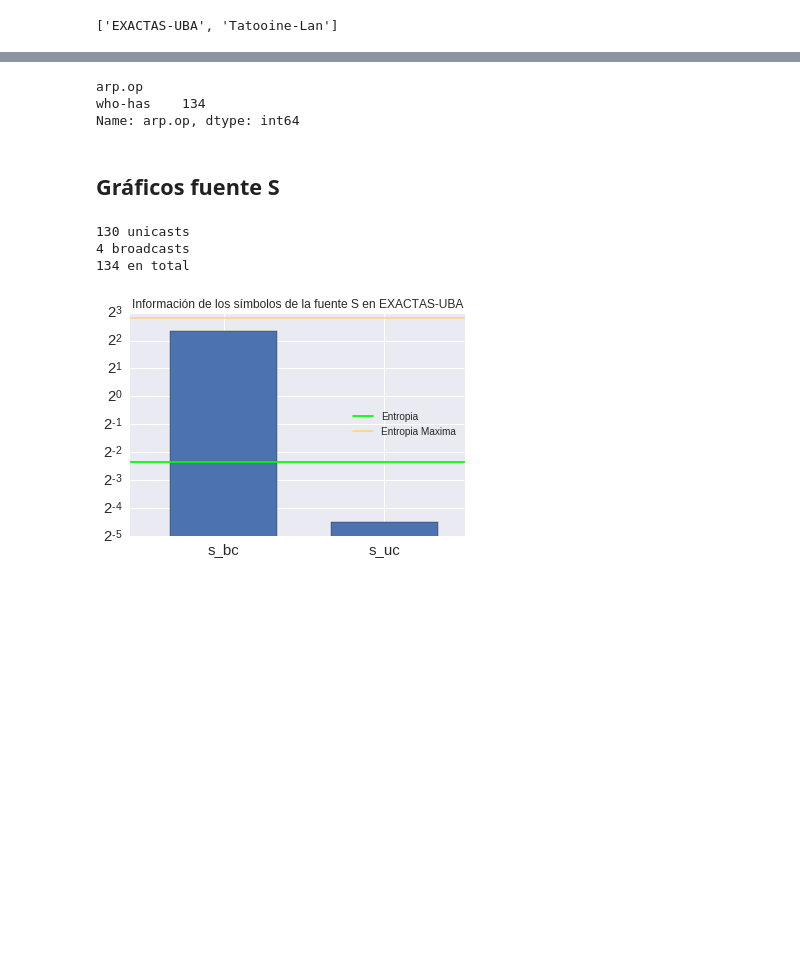
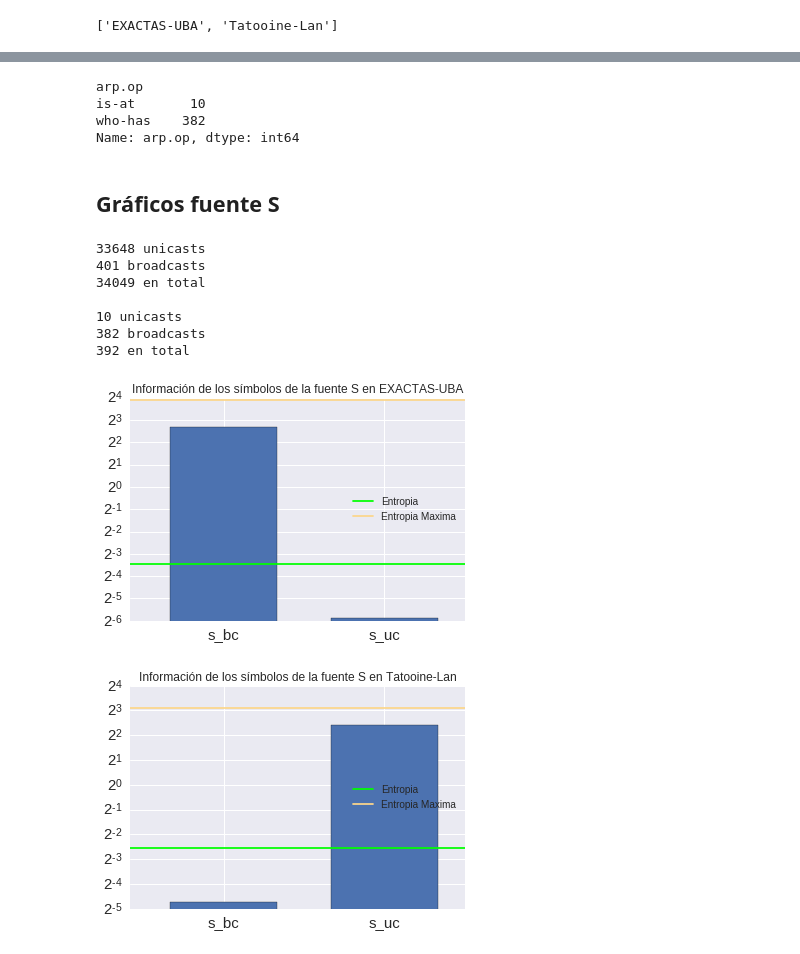
Before and after one commit to ABorgna/redes, a Jupyter notebook: tp1/jupyter/grafiquitos.ipynb, the cells around one changed output, grey strips where cells are left out. Saved outputs shown, nothing was run; the diff lists cells and outputs as text; code cells hidden in the pictures; blank space fills up the shorter version.

```diff
--- a/tp1/jupyter/grafiquitos.ipynb
+++ b/tp1/jupyter/grafiquitos.ipynb
@@ -80,14 +81,13 @@ def decode_ARP_opcodes(df):
 ## Cargar los PCAPs
 # %%
 tables = load_all(["_ws.col.Protocol", "_ws.col.Info", "frame.number", "frame.time_epoch", "arp.opcode",
-                   "arp.src.hw_mac", "arp.src.proto_ipv4", "arp.dst.hw_mac", "arp.dst.proto_ipv4"])
+                   "arp.src.hw_mac", "arp.src.proto_ipv4", "arp.dst.hw_mac", "arp.dst.proto_ipv4", "eth.dst"])
 # %%
 print(list(tables.keys()))
 # %% [output]
 ['EXACTAS-UBA', 'Tatooine-Lan']
 # %%
-pcap_name = "EXACTAS-UBA"
-t = tables[pcap_name]
+t = tables["EXACTAS-UBA"]
 t["arp.op"] = decode_ARP_opcodes(t)
 
 t_is_arp = t["_ws.col.Protocol"] == "ARP"
@@ -117,54 +117,63 @@ t_arp
 t_arp.groupby(t_arp["arp.op"])["arp.op"].count()
 # %% [output]
 arp.op
-who-has    134
+is-at       10
+who-has    382
 Name: arp.op, dtype: int64
 # %% [markdown]
 ## Gráficos fuente S
 # %%
 # contar cantidad de paquetes broadcast/unicast
 
-broadcasts = t_arp["arp.dst.hw_mac"] == 'ff:ff:ff:ff:ff:ff'
+for file in tables.keys():
+    t = tables[file]
+    broadcasts = t["eth.dst"] == 'ff:ff:ff:ff:ff:ff'
 
-cantidad_broadcasts = t_arp[broadcasts].shape[0]
-total = t_arp.shape[0]
-cantidad_unicasts = total - cantidad_broadcasts
+    cantidad_broadcasts = t[broadcasts].shape[0]
+    total = t.shape[0]
+    cantidad_unicasts = total - cantidad_broadcasts
 
-print("{:d} unicasts".format(cantidad_unicasts))
-print("{:d} broadcasts".format(cantidad_broadcasts))
-print("{:d} en total".format(total))
+    print("{:d} unicasts".format(cantidad_unicasts))
+    print("{:d} broadcasts".format(cantidad_broadcasts))
+    print("{:d} en total".format(total))
+    print()
 
-# cuentitas
+    # cuentitas
 
-proba_broadcast = cantidad_broadcasts/total
-proba_unicast = cantidad_unicasts/total
+    proba_broadcast = cantidad_broadcasts/total
+    proba_unicast = cantidad_unicasts/total
 
-info_broadcast = 0 if proba_broadcast == 0 else -log2(proba_broadcast)
-info_unicast = 0 if proba_unicast == 0 else -log2(proba_unicast)
+    info_broadcast = 0 if proba_broadcast == 0 else -log2(proba_broadcast)
+    info_unicast = 0 if proba_unicast == 0 else -log2(proba_unicast)
 
-entropia = proba_unicast*info_unicast + proba_broadcast*info_broadcast
-entropia_maxima = log2(total)
+    entropia = proba_unicast*info_unicast + proba_broadcast*info_broadcast
+    entropia_maxima = log2(total)
 
-# imprimir barras
+    # imprimir barras
 
-fig, ax = plt.subplots()
+    fig, ax = plt.subplots()
 
-bar1 = ax.bar([0.3, 1.5], [info_broadcast, info_unicast], 0.8)
-entropy=ax.axhline(y=entropia, label='Entropia', color='#00ff00')
-entropy_max=ax.axhline(y=entropia_maxima, label='Entropia Maxima', color='#fcd68b')
+    bar1 = ax.bar([0.3, 1.5], [info_broadcast, info_unicast], 0.8)
+    entropy=ax.axhline(y=entropia, label='Entropia', color='#00ff00')
+    entropy_max=ax.axhline(y=entropia_maxima, label='Entropia Maxima', color='#fcd68b')
 
-plt.legend(handles=[entropy, entropy_max], loc=5)
-ax.set_xticks([0.7, 1.9])
-ax.set_xticklabels(['s_bc', 's_uc'])
-plt.tick_params(axis='both', labelsize=15)
-ax.set_yscale('log', basey=2)
+    plt.legend(handles=[entropy, entropy_max], loc=5)
+    ax.set_xticks([0.7, 1.9])
+    ax.set_xticklabels(['s_bc', 's_uc'])
+    plt.tick_params(axis='both', labelsize=15)
+    ax.set_yscale('log', basey=2)
 
-titulo = "Información de los símbolos de la fuente S en " + pcap_name
-ax.set_title(titulo)
-path_file = "../img/barras-" + pcap_name + ".pdf"
-plt.savefig(path_file)
+    titulo = "Información de los símbolos de la fuente S en " + file
+    ax.set_title(titulo)
+    path_file = "../img/barras-" + file + ".pdf"
+    plt.savefig(path_file)
 # %% [output]
-130 unicasts
-4 broadcasts
-134 en total
+33648 unicasts
+401 broadcasts
+34049 en total
+
+10 unicasts
+382 broadcasts
+392 en total
-[figure, old version]
+[figure, new version]
+[figure, added]
```
Also changed, not shown: parts of 4 cells of this notebook, 4 other files.
